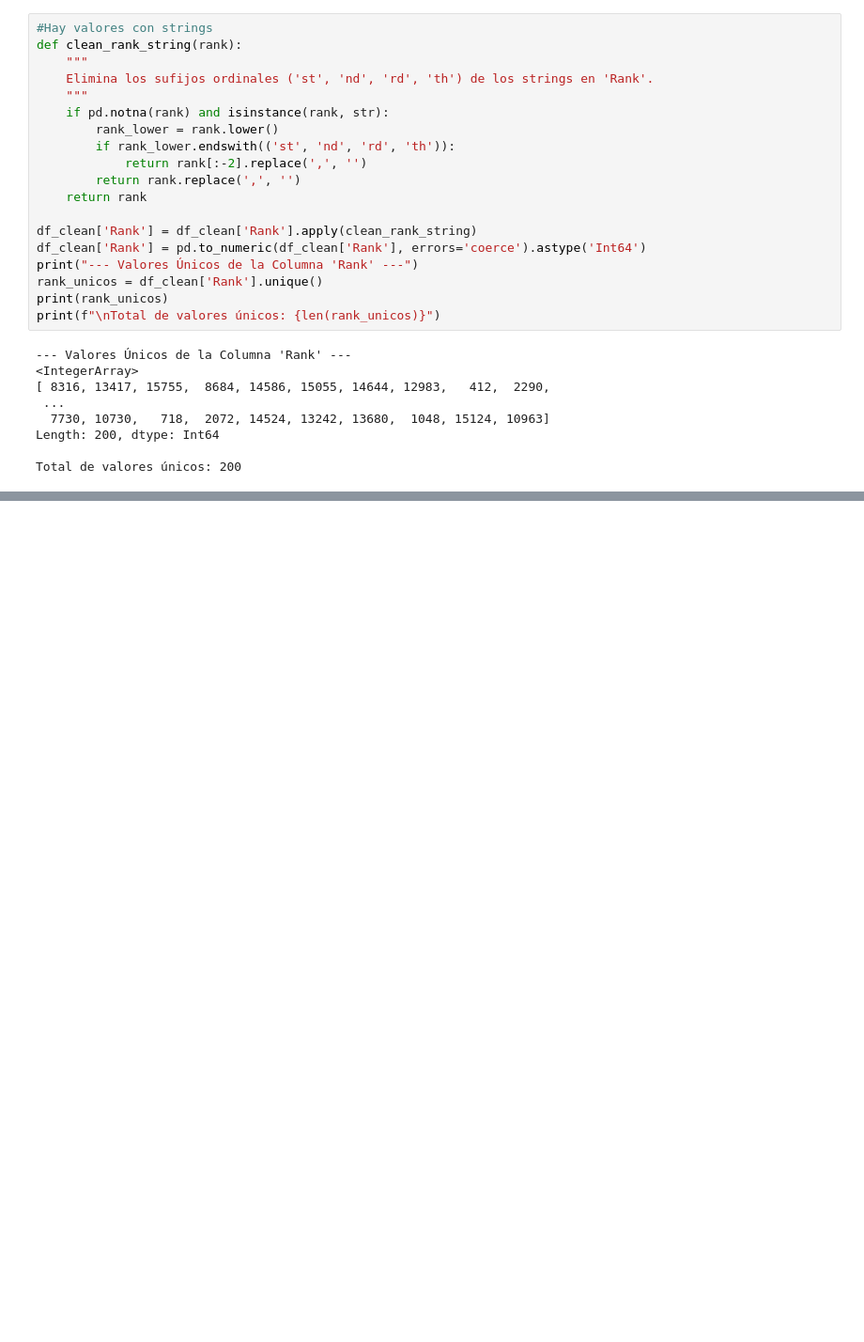
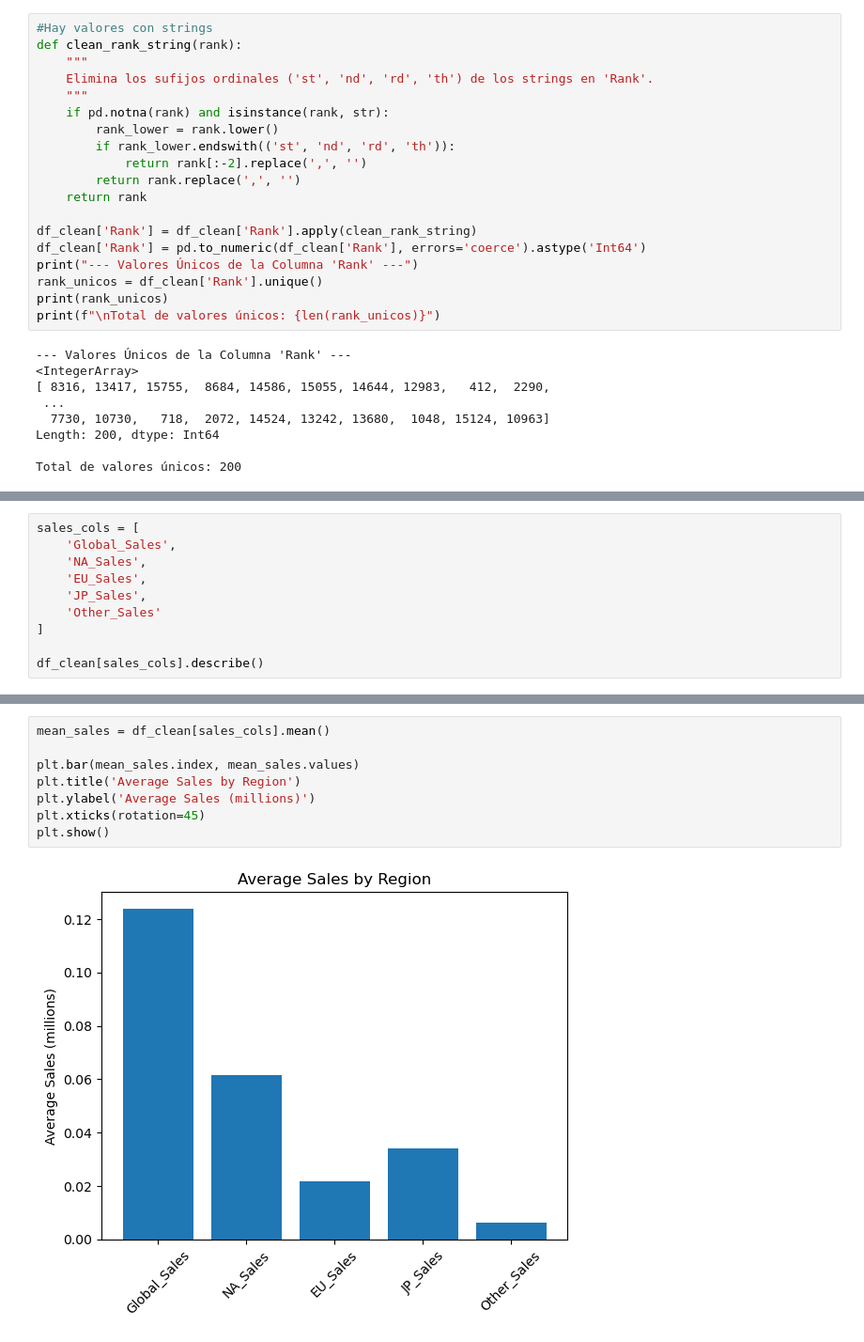
Before and after one commit to GabriTenreiro/Task_1.4_Data_Wrangling_Challenge_-DirtyData-_Exercise, a Jupyter notebook: datacleaner/cleaner.ipynb, the cells around one changed output, grey strips where cells are left out. Shown at 94% size. Drawn from its saved outputs; the diff is of its cells as text; blank space fills up the shorter version.

```diff
--- a/datacleaner/cleaner.ipynb
+++ b/datacleaner/cleaner.ipynb
@@ -282,0 +395,10 @@ Total de valores únicos: 200
+# %%
+sales_cols = [
+    'Global_Sales',
+    'NA_Sales',
+    'EU_Sales',
+    'JP_Sales',
+    'Other_Sales'
+]
+
+df_clean[sales_cols].describe()
@@ -282,0 +471,10 @@ Total de valores únicos: 200
+# %%
+mean_sales = df_clean[sales_cols].mean()
+
+plt.bar(mean_sales.index, mean_sales.values)
+plt.title('Average Sales by Region')
+plt.ylabel('Average Sales (millions)')
+plt.xticks(rotation=45)
+plt.show()
+# %% [output]
+[figure, added]
```
Also changed, not shown: parts of 19 cells of this notebook.
